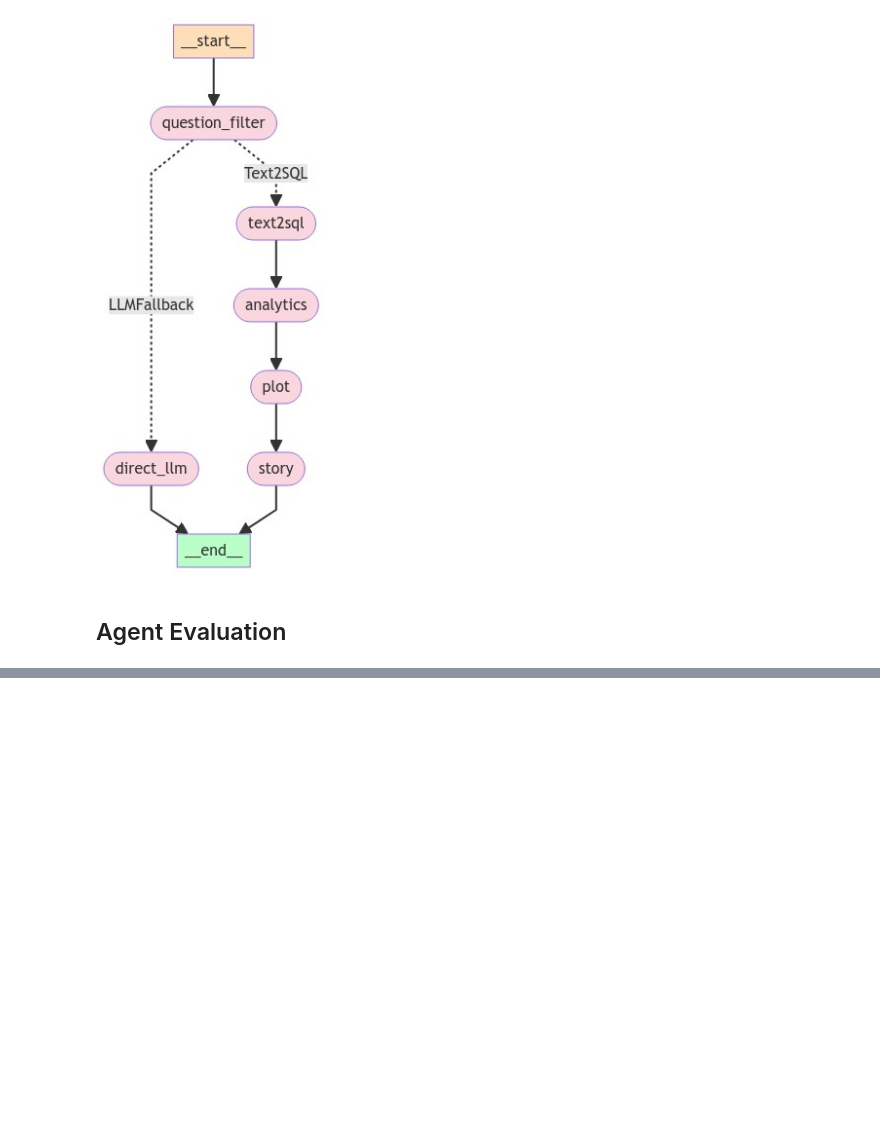
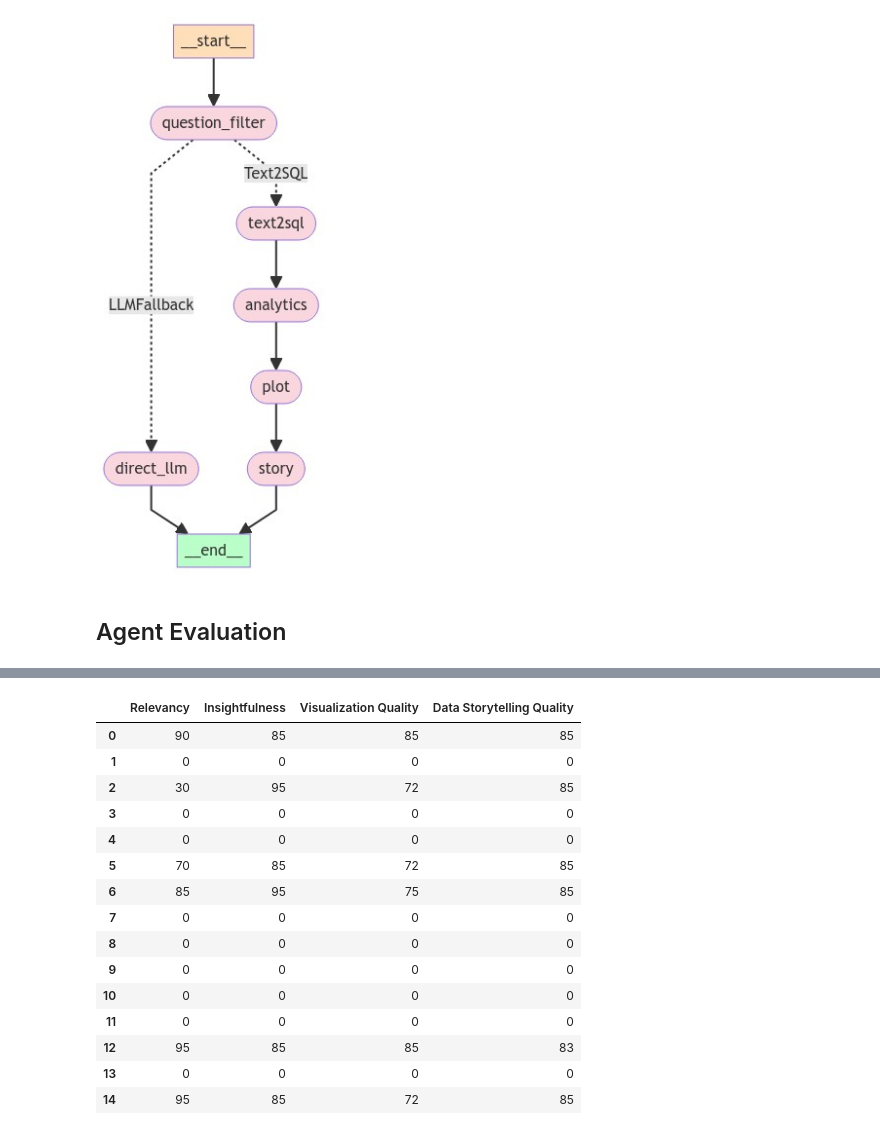
Before and after one commit to safdarian/llm-project, a Jupyter notebook: report.ipynb, the cells around one changed output, grey strips where cells are left out. Saved outputs shown, nothing was run; the diff lists cells and outputs as text; code cells hidden in the pictures; blank space fills up the shorter version.

```diff
--- a/report.ipynb
+++ b/report.ipynb
@@ -42,0 +81,19 @@ for eval_dir in eval_dirs[:1]:
+# %%
+df
+# %% [output]
+|  | Relevancy | Insightfulness | Visualization Quality | Data Storytelling Quality |
+| 0 | 90 | 85 | 85 | 85 |
+| 1 | 0 | 0 | 0 | 0 |
+| 2 | 30 | 95 | 72 | 85 |
+| 3 | 0 | 0 | 0 | 0 |
+| 4 | 0 | 0 | 0 | 0 |
+| 5 | 70 | 85 | 72 | 85 |
+| 6 | 85 | 95 | 75 | 85 |
+| 7 | 0 | 0 | 0 | 0 |
+| 8 | 0 | 0 | 0 | 0 |
+| 9 | 0 | 0 | 0 | 0 |
+| 10 | 0 | 0 | 0 | 0 |
+| 11 | 0 | 0 | 0 | 0 |
+| 12 | 95 | 85 | 85 | 83 |
+| 13 | 0 | 0 | 0 | 0 |
+| 14 | 95 | 85 | 72 | 85 |
```
Also changed, not shown: parts of 10 cells of this notebook, 1 other file.
